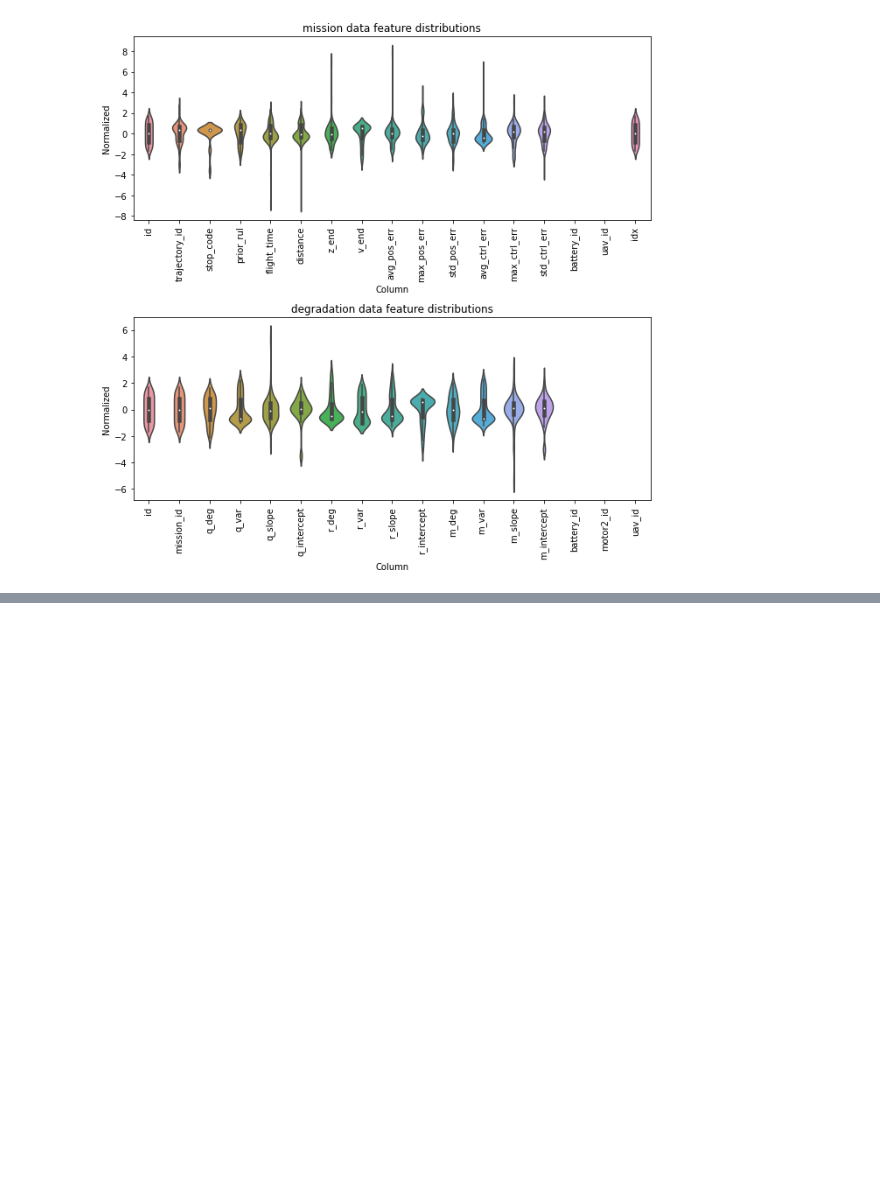
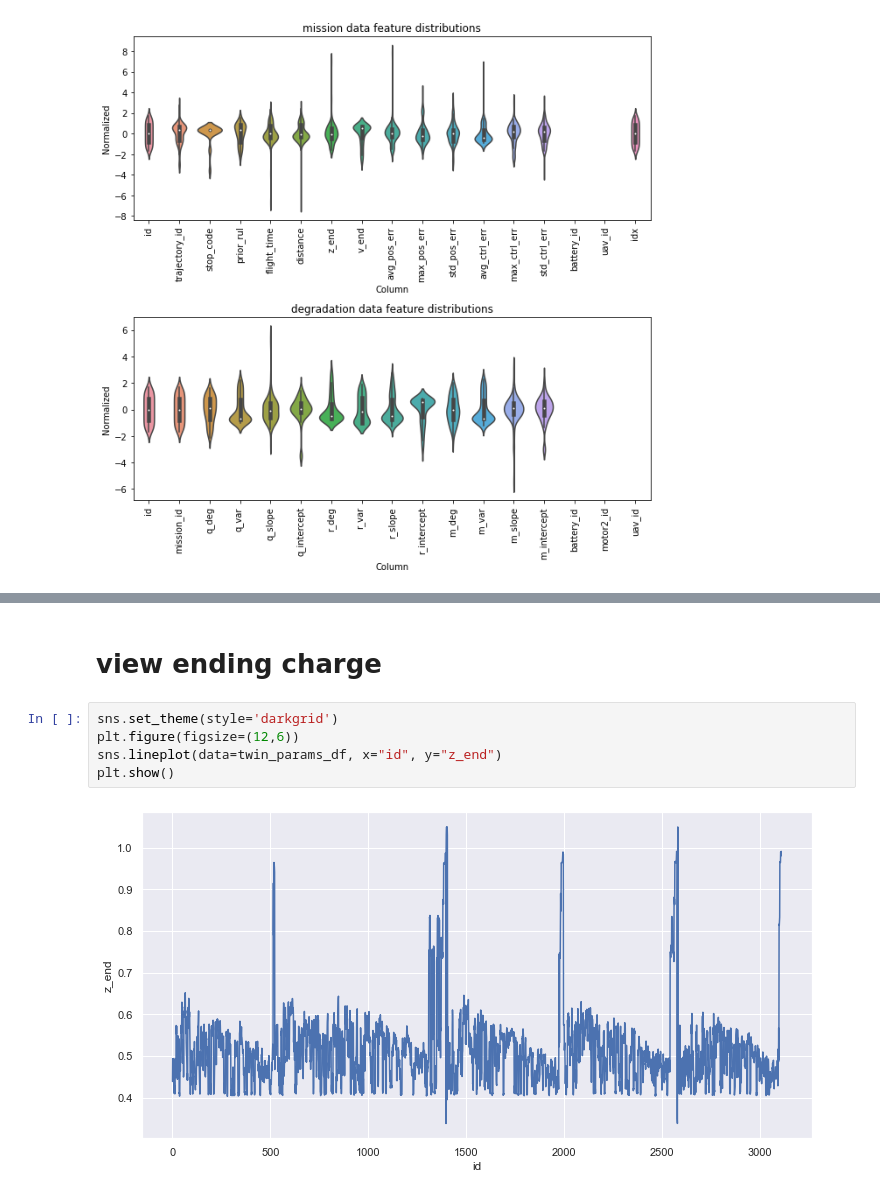
Before and after one commit to darrahts/uavTestbed, a Jupyter notebook: sql/db_interface.ipynb, the cells around one changed output, grey strips where cells are left out. Drawn from its saved outputs; the diff is of its cells as text; blank space fills up the shorter version.

```diff
--- a/sql/db_interface.ipynb
+++ b/sql/db_interface.ipynb
@@ -529,0 +524,9 @@ class Utils:
+# %% [markdown]
+# view ending charge
+# %%
+sns.set_theme(style='darkgrid')
+plt.figure(figsize=(12,6))
+sns.lineplot(data=twin_params_df, x="id", y="z_end")
+plt.show()
+# %% [output]
+[figure, added]
```
Also changed, not shown: parts of 31 cells of this notebook, 2 other files.
